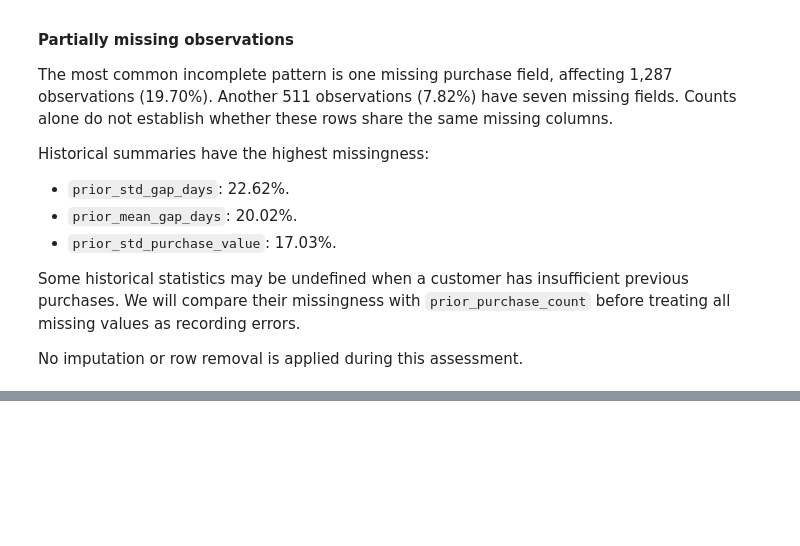
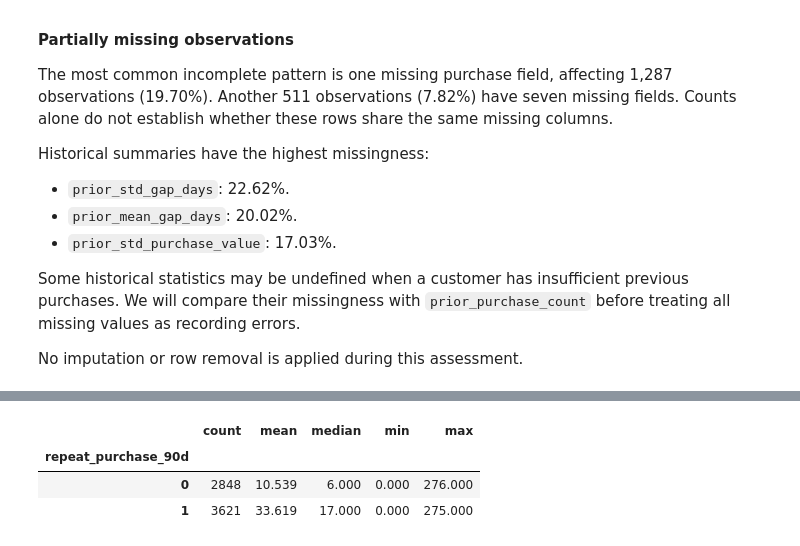
Before and after one commit to PedroHSantos20/ml-repeat-purchase, a Jupyter notebook: notebooks/01_eda.ipynb, the cells around one changed output, grey strips where cells are left out. Saved outputs shown, nothing was run; the diff lists cells and outputs as text; code cells hidden in the pictures; blank space fills up the shorter version.

```diff
--- a/notebooks/01_eda.ipynb
+++ b/notebooks/01_eda.ipynb
@@ -1145,0 +1211,13 @@ No imputation or row removal is applied during this assessment.
+# %%
+# Compare previous purchase frequency across the two target classes.
+prior_purchase_summary = (
+    train.groupby("repeat_purchase_90d")["prior_purchase_count"]
+    .agg(["count", "mean", "median", "min", "max"])
+)
+
+display(prior_purchase_summary)
+# %% [output]
+|  | count | mean | median | min | max |
+| repeat_purchase_90d |  |  |  |  |  |
+| 0 | 2848 | 10.539 | 6.000 | 0.000 | 276.000 |
+| 1 | 3621 | 33.619 | 17.000 | 0.000 | 275.000 |
```
Also changed, not shown: parts of 12 cells of this notebook.
